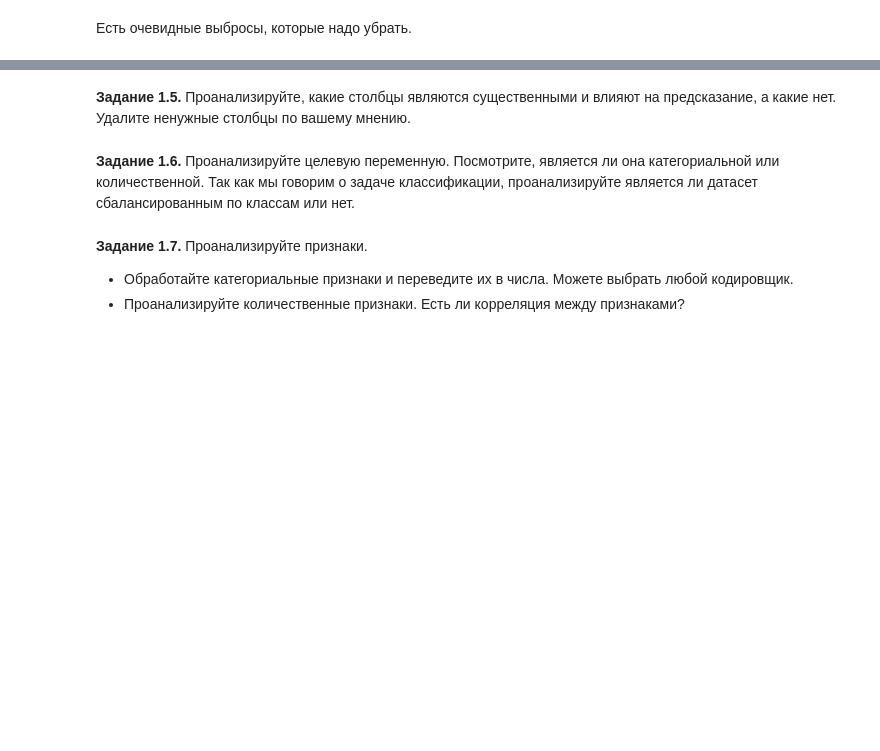
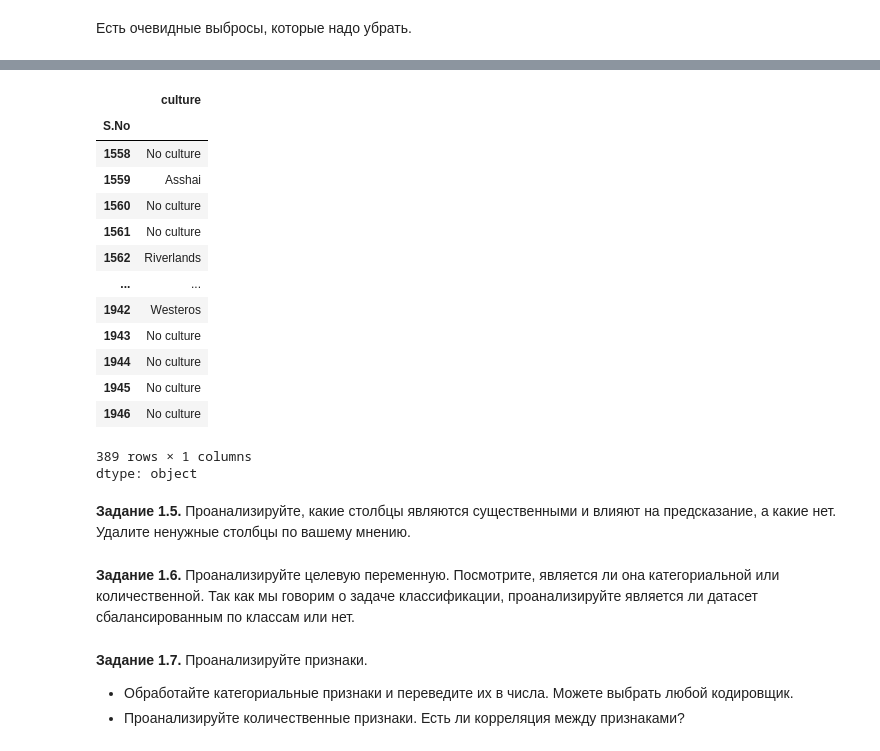
Before and after one commit to danila-kopitayko/ML-DL, a Jupyter notebook: week_01_ml_intro/Homework/hw_1_game_of_thrones.ipynb, the cells around one changed output, grey strips where cells are left out. Cells and saved outputs as stored; diff of their text form; code cells hidden in the pictures; blank space fills up the shorter version.

```diff
--- a/week_01_ml_intro/Homework/hw_1_game_of_thrones.ipynb
+++ b/week_01_ml_intro/Homework/hw_1_game_of_thrones.ipynb
@@ -255,0 +269,2 @@ data['age'] = data[data['age']>0]['age']
+# %%
+data['age'] = data['age'].fillna(data['age'].median())
@@ -256,2 +276,6 @@ data['age'] = data[data['age']>0]['age']
+# %%
+data['isPopular'] = data['popularity'].apply(lambda x: 1 if x>0.5 else 0)
+# %%
+data['boolDeadRelations'] = data['numDeadRelations'].apply(lambda x: 0 if x==0 else 1)
 # %%
 # %% [output]
@@ -306,7 +319,40 @@ cult = {
     'Free Folk': ['wildling', 'first men', 'free folk'],
     'Qartheen': ['qartheen', 'qarth'],
     'Reach': ['the reach', 'reach', 'reachmen'],
+    'Riverlands': ['Rivermen'],
+    'Ironborn': ['Ironmen'],
+    'Meereen': ['Meerenese'],
+    'Dornish': ['Dorne']
+
 }
+# %%
+#Подаем на вход функции название социальной группы, проходим по ключам словаря и ищем совпадающие значения. Если есть совпадение, то возвращаем название ключа, если нет, возвращаем начальное
+#название социальной группы.
+def rename_feat(dict, x):
+  for key in dict.keys():
+    #print(x)
+    if x in dict[key]:
+      return key
+  return x
+
+
+data['culture'] = data['culture'].apply(lambda x: rename_feat(cult, x))
+# %% [output]
+|  | culture |
+| S.No |  |
+| 1558 | No culture |
+| 1559 | Asshai |
+| 1560 | No culture |
+| 1561 | No culture |
+| 1562 | Riverlands |
+| ... | ... |
+| 1942 | Westeros |
+| 1943 | No culture |
+| 1944 | No culture |
+| 1945 | No culture |
+| 1946 | No culture |
+389 rows × 1 columns
+dtype: object
 # %% [markdown]
 **Задание 1.5.** Проанализируйте, какие столбцы являются существенными и влияют на предсказание, а какие нет. Удалите ненужные столбцы по вашему мнению.
 # %%
```
Also changed, not shown: parts of 7 cells of this notebook.
